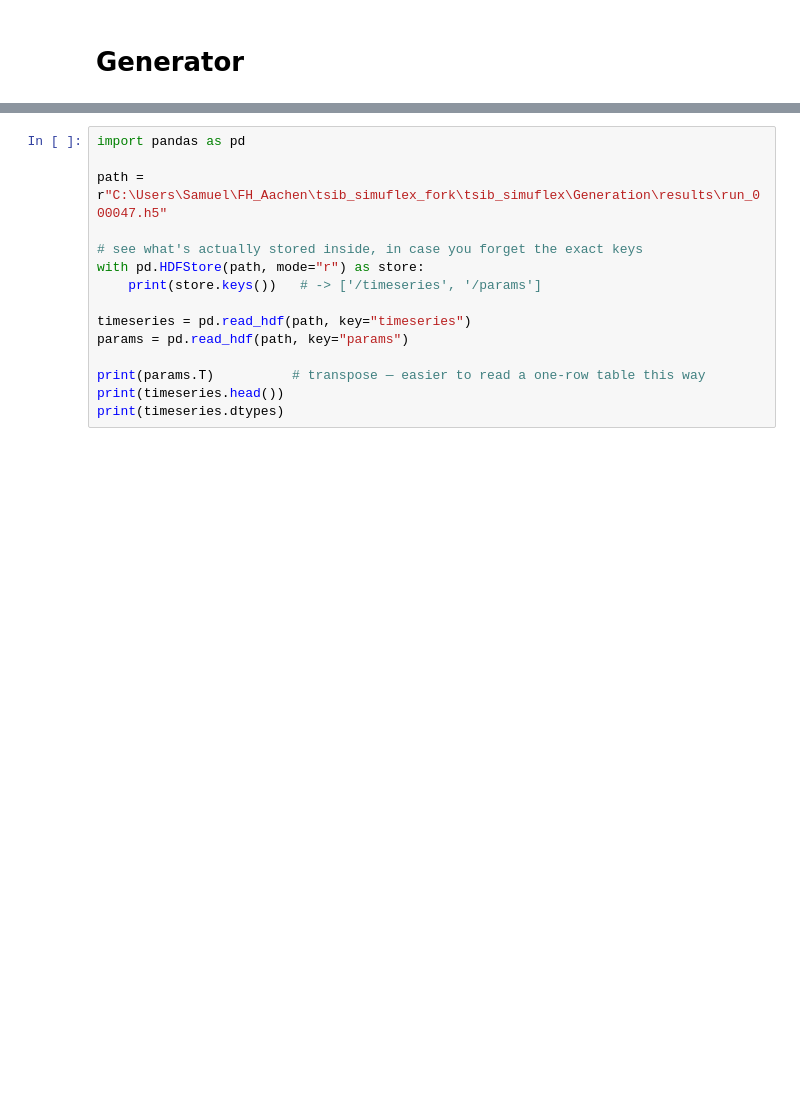
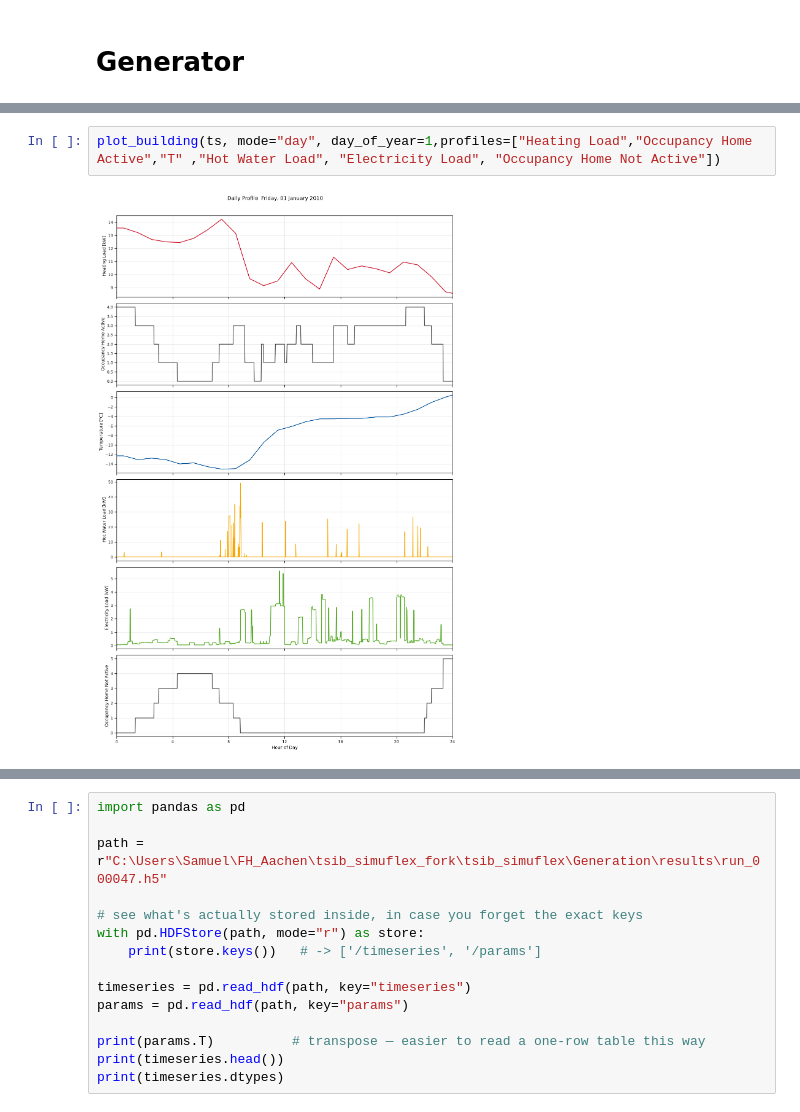
Before and after one commit to NV717/tsib_simuflex, a Jupyter notebook: Generation_Manifest.ipynb, the cells around one changed output, grey strips where cells are left out. Drawn from its saved outputs; the diff is of its cells as text; blank space fills up the shorter version.

```diff
--- a/Generation_Manifest.ipynb
+++ b/Generation_Manifest.ipynb
@@ -254,0 +239,4 @@ Total:240, Remain: 111, Done: 129
+# %%
+plot_building(ts, mode="day", day_of_year=1,profiles=["Heating Load","Occupancy Home Active","T" ,"Hot Water Load", "Electricity Load", "Occupancy Home Not Active"])
+# %% [output]
+[figure, added]
```
Also changed, not shown: parts of 35 cells of this notebook, 3 other files.
